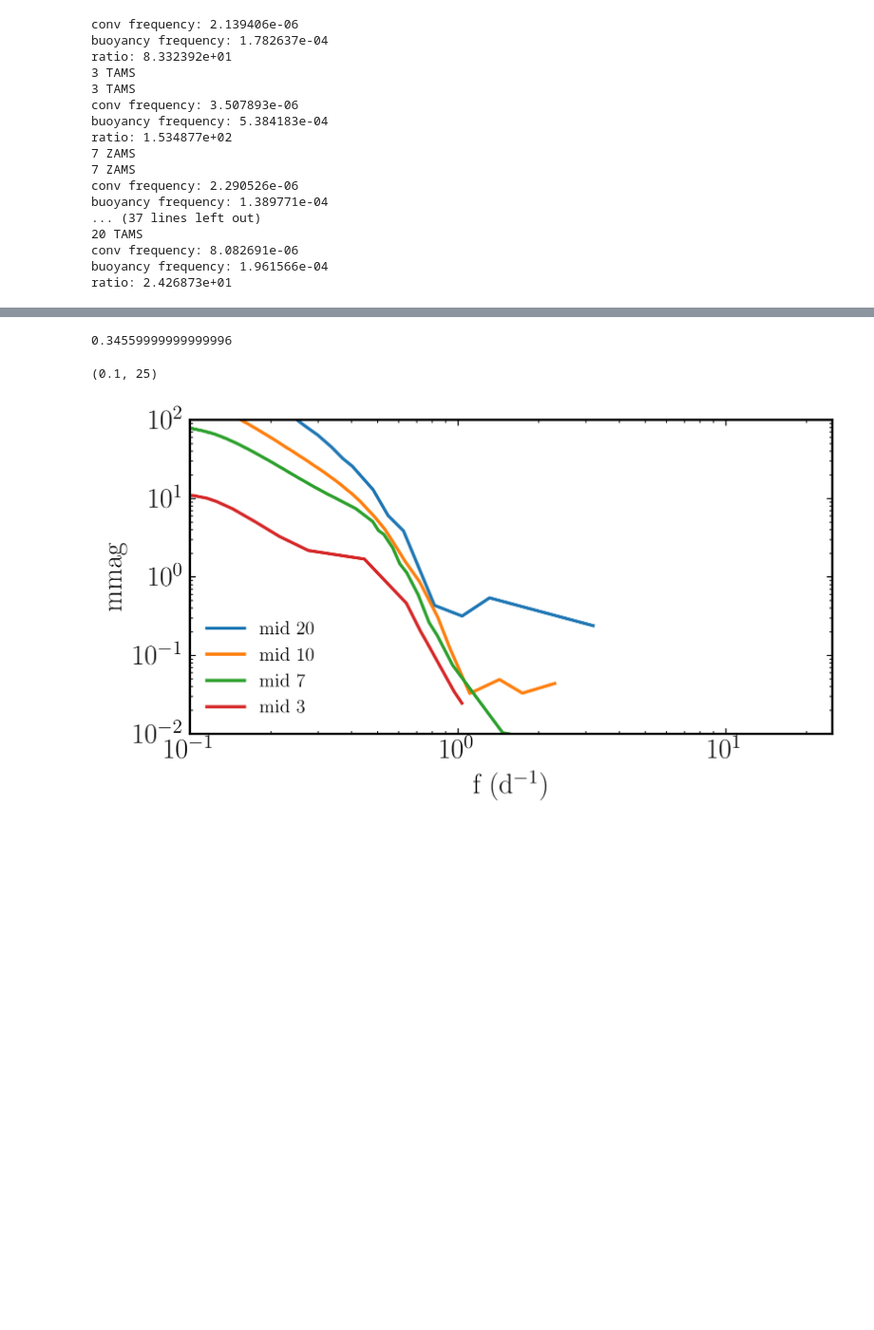
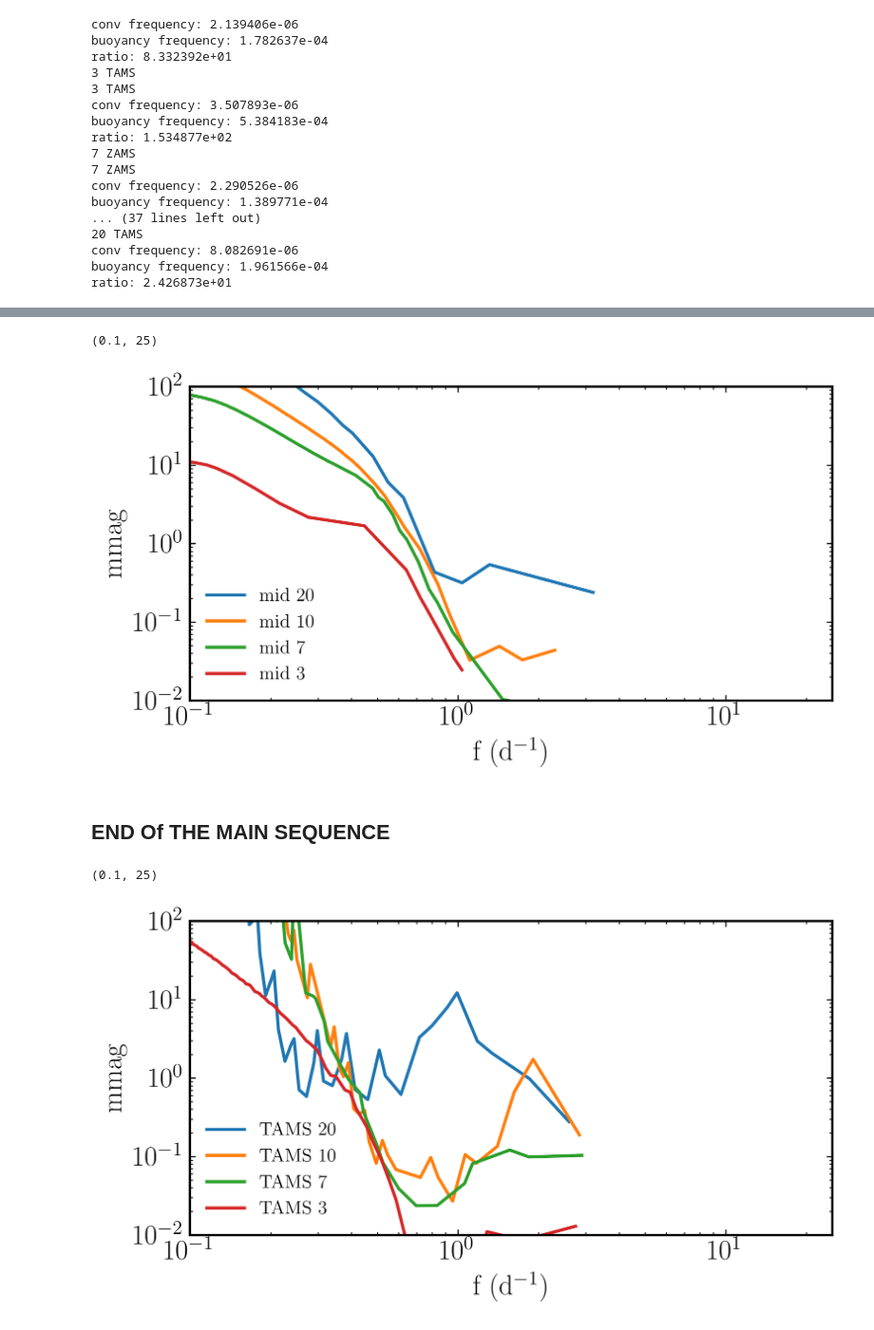
Before and after one commit to matteocantiello/gyre_igw, a Jupyter notebook: wave_amplitude.ipynb, the cells around one changed output, grey strips where cells are left out. Shown: that part at 95% size. Cells and saved outputs as stored; diff of their text form; code cells hidden in the pictures; blank space fills up the shorter version.

```diff
--- a/wave_amplitude.ipynb
+++ b/wave_amplitude.ipynb
@@ -140,14 +158,8 @@ ratio: 2.426873e+01
 # %%
 freq_units = 24*60*60
-print(4e-6*freq_units)
-#plt.loglog(freq_units*freq_dict['ZAMS_20'],1e3*mode_mag_dict['ZAMS_20'],label='ZAMS 20')
 plt.loglog(freq_units*freq_dict['mid_20'],1e3*mode_mag_dict['mid_20'],label='mid 20')
-#plt.loglog(freq_units*freq_dict['ZAMS_10'],1e3*mode_mag_dict['ZAMS_10'],label='ZAMS 10')
 plt.loglog(freq_units*freq_dict['mid_10'],1e3*mode_mag_dict['mid_10'],label='mid 10')
-#plt.loglog(freq_units*freq_dict['TAMS_10'],1e3*mode_mag_dict['TAMS_10'],label='TAMS 10')
-#plt.loglog(freq_units*freq_dict['ZAMS_7'],1e3*mode_mag_dict['ZAMS_7'],label='ZAMS 7')
 plt.loglog(freq_units*freq_dict['mid_7'],1e3*mode_mag_dict['mid_7'],label='mid 7')
-#plt.loglog(freq_units*freq_dict['ZAMS_3'],1e3*mode_mag_dict['ZAMS_3'],label='ZAMS 3')
 plt.loglog(freq_units*freq_dict['mid_3'],1e3*mode_mag_dict['mid_3'],label='mid 3')
 plt.ylabel('mmag')
 #plt.xlabel(r'f (Hz)')
@@ -156,6 +168,21 @@ plt.legend(loc='lower left')
 plt.ylim([1e-2,1e2])
 plt.xlim([1e-1,25])
 # %% [output]
-0.34559999999999996
+(0.1, 25)
-(0.1, 25)
 [figure]
+# %% [markdown]
+## END Of THE MAIN SEQUENCE
+# %%
+plt.loglog(freq_units*freq_dict['TAMS_20'],1e3*mode_mag_dict['TAMS_20'],label='TAMS 20')
+plt.loglog(freq_units*freq_dict['TAMS_10'],1e3*mode_mag_dict['TAMS_10'],label='TAMS 10')
+plt.loglog(freq_units*freq_dict['TAMS_7'],1e3*mode_mag_dict['TAMS_7'],label='TAMS 7')
+plt.loglog(freq_units*freq_dict['TAMS_3'],1e3*mode_mag_dict['TAMS_3'],label='TAMS 3')
+plt.ylabel('mmag')
+#plt.xlabel(r'f (Hz)')
+plt.xlabel(r'f (d$^{-1}$)')
+plt.legend(loc='lower left')
+plt.ylim([1e-2,1e2])
+plt.xlim([1e-1,25])
+# %% [output]
+(0.1, 25)
+[figure, added]
```
Also changed, not shown: parts of 3 cells of this notebook.
